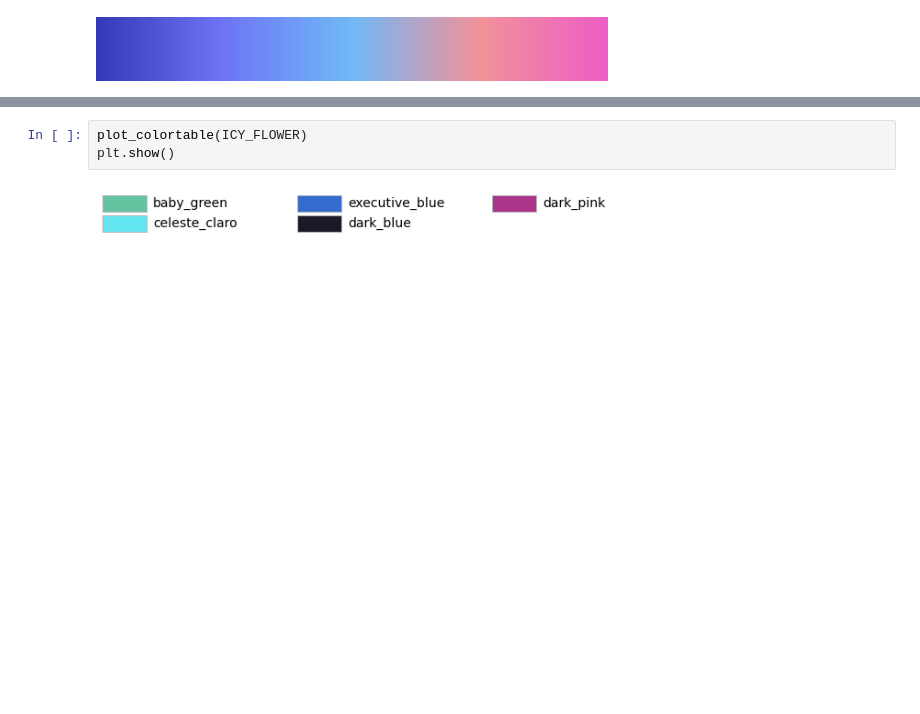
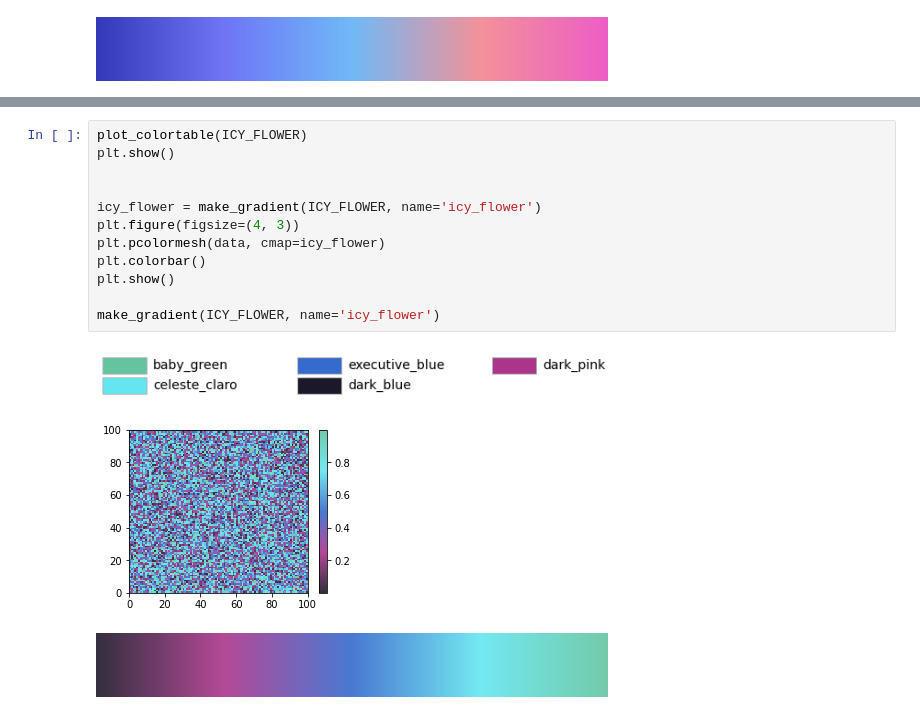
Before and after one commit to Astro-Sisters/mariprism, a Jupyter notebook: examples/maricolors.ipynb, the cells around one changed output, grey strips where cells are left out. Drawn from its saved outputs; the diff is of its cells as text; blank space fills up the shorter version.

```diff
--- a/examples/maricolors.ipynb
+++ b/examples/maricolors.ipynb
@@ -40,5 +44,16 @@ plt.show()
 # %%
 plot_colortable(ICY_FLOWER)
 plt.show()
+
+
+icy_flower = make_gradient(ICY_FLOWER, name='icy_flower')
+plt.figure(figsize=(4, 3))
+plt.pcolormesh(data, cmap=icy_flower)
+plt.colorbar()
+plt.show()
+
+make_gradient(ICY_FLOWER, name='icy_flower')
 # %% [output]
 [figure]
+[figure, added]
+[figure, added]
```
Also changed, not shown: parts of 2 cells of this notebook, 1 other file.
